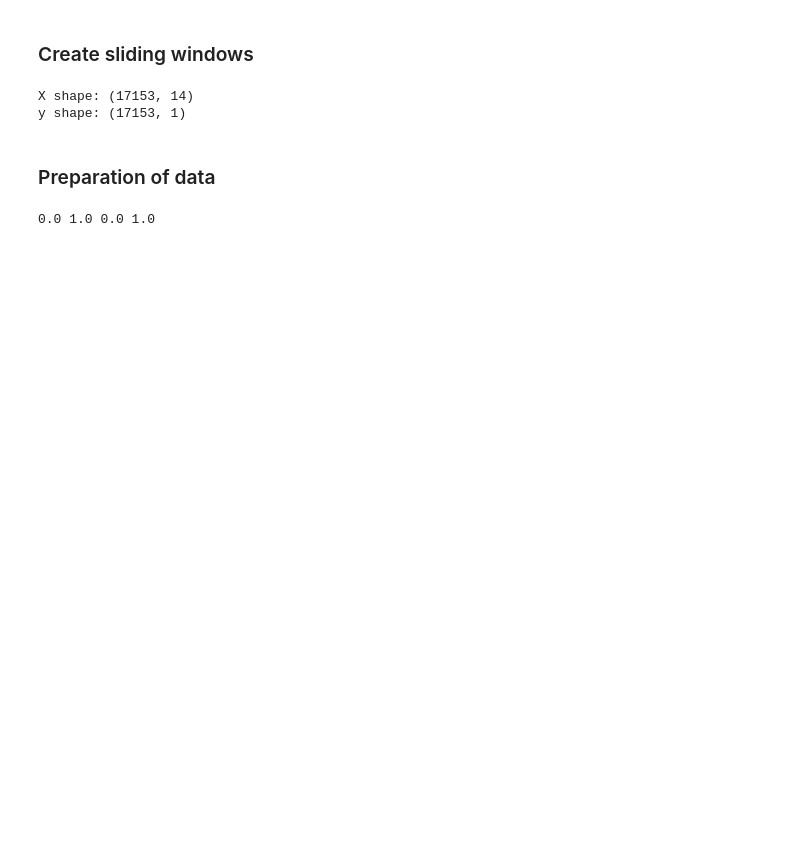
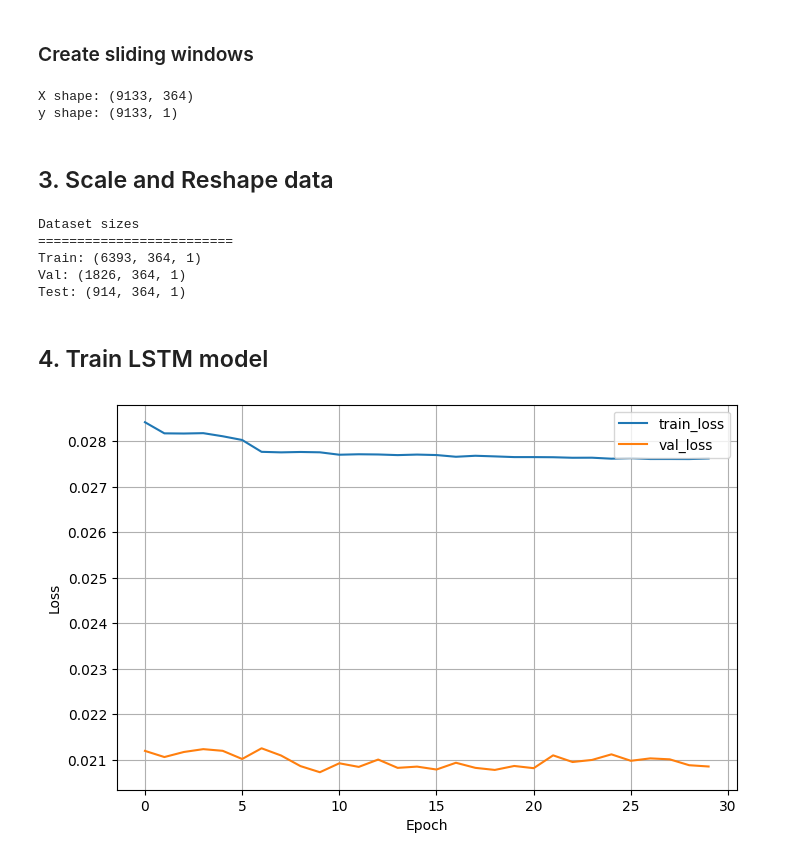
Before and after one commit to LeonardoLucasdaSilva/climate_ml, a Jupyter notebook: notebooks/exploration/lstm_ocean_based.ipynb, the cells around one changed output. Saved outputs shown, nothing was run; the diff lists cells and outputs as text; code cells hidden in the pictures; blank space fills up the shorter version.

Commit message:
Updated notebook with built model

```diff
--- a/notebooks/exploration/lstm_ocean_based.ipynb
+++ b/notebooks/exploration/lstm_ocean_based.ipynb
@@ -66,21 +77,66 @@ valid_time
 # %% [markdown]
 ### Create sliding windows
 # %%
-TIMESTEPS = 14    # past days used as input
+TIMESTEPS = 364    # past days used as input
 HORIZON = 1       # predict 1 day ahead
 
-series = df["total_precipitation"]
+#series = df["total_precipitation"]
+initial_date = "2000-01-01"
+end_date = "2025-12-31"
+
+series = df.loc[initial_date:end_date]["total_precipitation"]
 
 X, y = create_sliding_windows(series, TIMESTEPS, HORIZON)
 
 print("X shape:", X.shape)
 print("y shape:", y.shape)
 # %% [output]
-X shape: (17153, 14)
-y shape: (17153, 1)
+X shape: (9133, 364)
+y shape: (9133, 1)
 # %% [markdown]
-### Preparation of data
+## 3. Scale and Reshape data
 # %%
+# Log transform
+X_log = np.log1p(X)
+y_log = np.log1p(y)
+
+# Scale the data
 X_scaled, y_scaled, scaler_x, scaler_y = prepare_data_seq_to_one(X, y, num_features=1)
+
+# Split the data into Train, Validation and Test
+X_train, X_val, X_test, y_train, y_val, y_test = temporal_train_val_test_split(X_scaled, y_scaled,0.7,0.2)
+
+print("Dataset sizes")
+print("=========================")
+print("Train:", X_train.shape)
+print("Val:", X_val.shape)
+print("Test:", X_test.shape)
 # %% [output]
-0.0 1.0 0.0 1.0
+Dataset sizes
+=========================
+Train: (6393, 364, 1)
+Val: (1826, 364, 1)
+Test: (914, 364, 1)
+# %% [markdown]
+## 4. Train LSTM model
+# %%
+model = build_lstm_seq_to_vec(
+    horizon=HORIZON,
+    timesteps=TIMESTEPS,
+    num_features=1,
+    activation="tanh"
+)
+
+history = train_timeseries_model(
+    model,
+    X_train,
+    y_train,
+    X_val,
+    y_val
+)
+
+print(model.summary())
+# %%
+plot_training_history(history)
+# %% [output]
+[figure, added]
```
Also changed, not shown: parts of 6 cells of this notebook.
